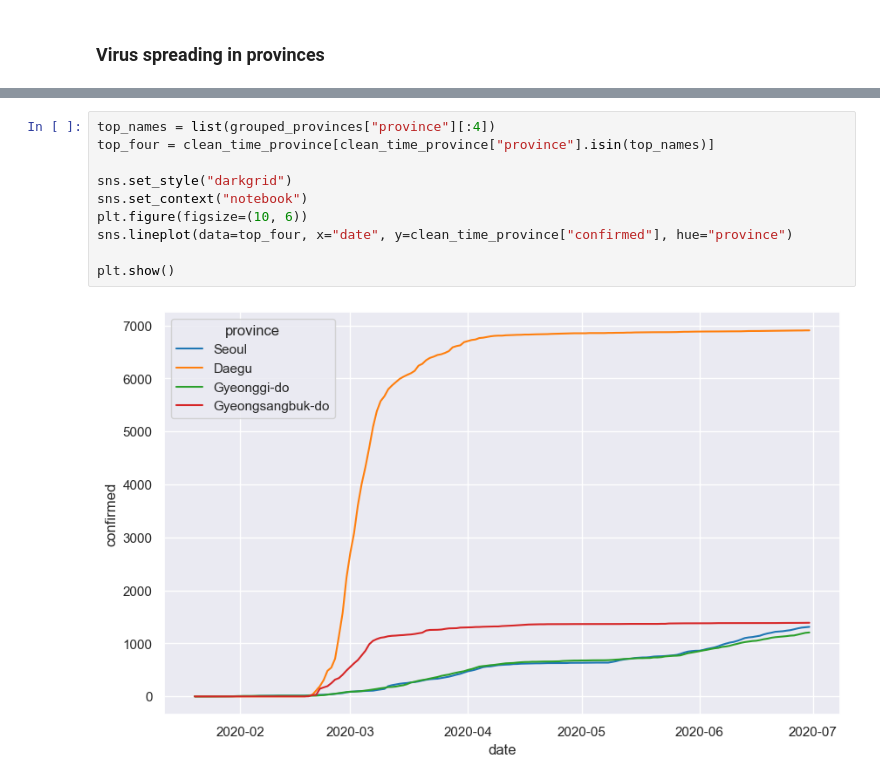
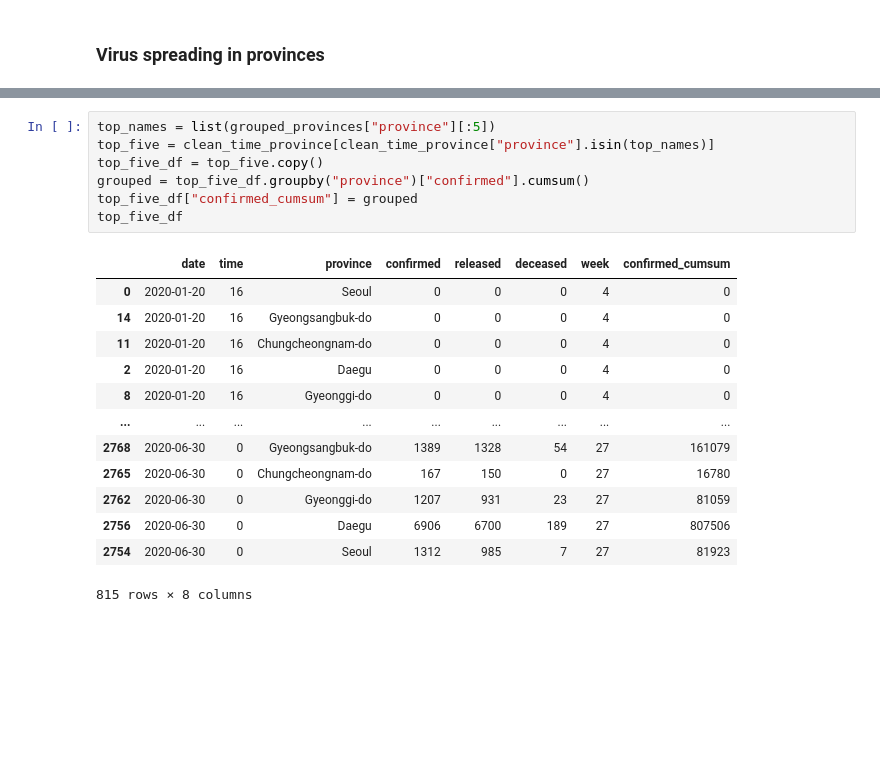
Before and after one commit to ShariYo/Modul1_Sprint4, a Jupyter notebook: project/main.ipynb, the cells around one changed output, grey strips where cells are left out. Cells and saved outputs as stored; diff of their text form; blank space fills up the shorter version.

```diff
--- a/project/main.ipynb
+++ b/project/main.ipynb
@@ -156,12 +157,21 @@ Name: province, dtype: object
-# %%
-top_names = list(grouped_provinces["province"][:4])
-top_four = clean_time_province[clean_time_province["province"].isin(top_names)]
-
-sns.set_style("darkgrid")
-sns.set_context("notebook")
-plt.figure(figsize=(10, 6))
-sns.lineplot(data=top_four, x="date", y=clean_time_province["confirmed"], hue="province")
-
-plt.show()
-# %% [output]
-[figure, removed]
+# %%
+top_names = list(grouped_provinces["province"][:5])
+top_five = clean_time_province[clean_time_province["province"].isin(top_names)]
+top_five_df = top_five.copy()
+grouped = top_five_df.groupby("province")["confirmed"].cumsum()
+top_five_df["confirmed_cumsum"] = grouped
+top_five_df
+# %% [output]
+|  | date | time | province | confirmed | released | deceased | week | confirmed_cumsum |
+| 0 | 2020-01-20 | 16 | Seoul | 0 | 0 | 0 | 4 | 0 |
+| 14 | 2020-01-20 | 16 | Gyeongsangbuk-do | 0 | 0 | 0 | 4 | 0 |
+| 11 | 2020-01-20 | 16 | Chungcheongnam-do | 0 | 0 | 0 | 4 | 0 |
+| 2 | 2020-01-20 | 16 | Daegu | 0 | 0 | 0 | 4 | 0 |
+| 8 | 2020-01-20 | 16 | Gyeonggi-do | 0 | 0 | 0 | 4 | 0 |
+| ... | ... | ... | ... | ... | ... | ... | ... | ... |
+| 2768 | 2020-06-30 | 0 | Gyeongsangbuk-do | 1389 | 1328 | 54 | 27 | 161079 |
+| 2765 | 2020-06-30 | 0 | Chungcheongnam-do | 167 | 150 | 0 | 27 | 16780 |
+| 2762 | 2020-06-30 | 0 | Gyeonggi-do | 1207 | 931 | 23 | 27 | 81059 |
+| 2756 | 2020-06-30 | 0 | Daegu | 6906 | 6700 | 189 | 27 | 807506 |
+| 2754 | 2020-06-30 | 0 | Seoul | 1312 | 985 | 7 | 27 | 81923 |
+815 rows × 8 columns
```
Also changed, not shown: parts of 3 cells of this notebook.
